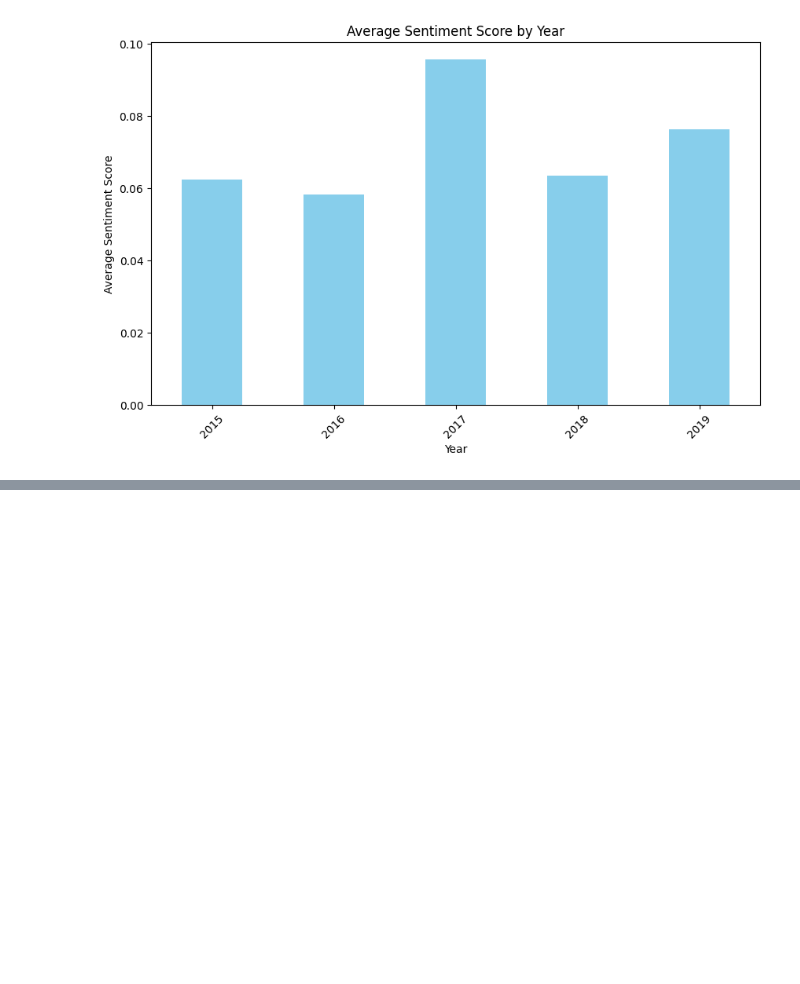
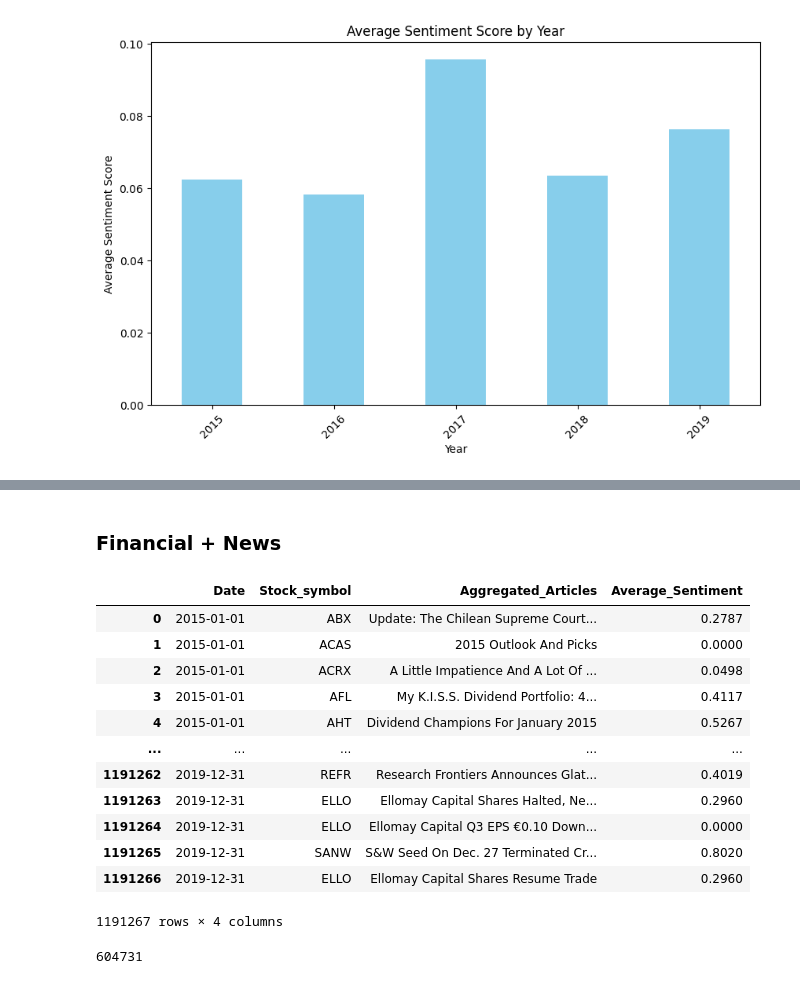
Before and after one commit to LucaBia/esg-sentiment-prediction, a Jupyter notebook: main.ipynb, the cells around one changed output, grey strips where cells are left out. Drawn from its saved outputs; the diff is of its cells as text; code cells hidden in the pictures; blank space fills up the shorter version.

```diff
--- a/main.ipynb
+++ b/main.ipynb
@@ -652,0 +663,2 @@ news_data_reduced.head()
+# %% [markdown]
+### Financial + News
@@ -652,0 +678,16 @@ news_data_reduced.head()
+# %%
+news_grouped
+# %% [output]
+|  | Date | Stock_symbol | Aggregated_Articles | Average_Sentiment |
+| 0 | 2015-01-01 | ABX | Update: The Chilean Supreme Court... | 0.2787 |
+| 1 | 2015-01-01 | ACAS | 2015 Outlook And Picks | 0.0000 |
+| 2 | 2015-01-01 | ACRX | A Little Impatience And A Lot Of ... | 0.0498 |
+| 3 | 2015-01-01 | AFL | My K.I.S.S. Dividend Portfolio: 4... | 0.4117 |
+| 4 | 2015-01-01 | AHT | Dividend Champions For January 2015 | 0.5267 |
+| ... | ... | ... | ... | ... |
+| 1191262 | 2019-12-31 | REFR | Research Frontiers Announces Glat... | 0.4019 |
+| 1191263 | 2019-12-31 | ELLO | Ellomay Capital Shares Halted, Ne... | 0.2960 |
+| 1191264 | 2019-12-31 | ELLO | Ellomay Capital Q3 EPS €0.10 Down... | 0.0000 |
+| 1191265 | 2019-12-31 | SANW | S&W Seed On Dec. 27 Terminated Cr... | 0.8020 |
+| 1191266 | 2019-12-31 | ELLO | Ellomay Capital Shares Resume Trade | 0.2960 |
+1191267 rows × 4 columns
@@ -652,0 +704,4 @@ news_data_reduced.head()
+# %%
+len(financial_news_merged)
+# %% [output]
+604731
```
Also changed, not shown: parts of 17 cells of this notebook.
